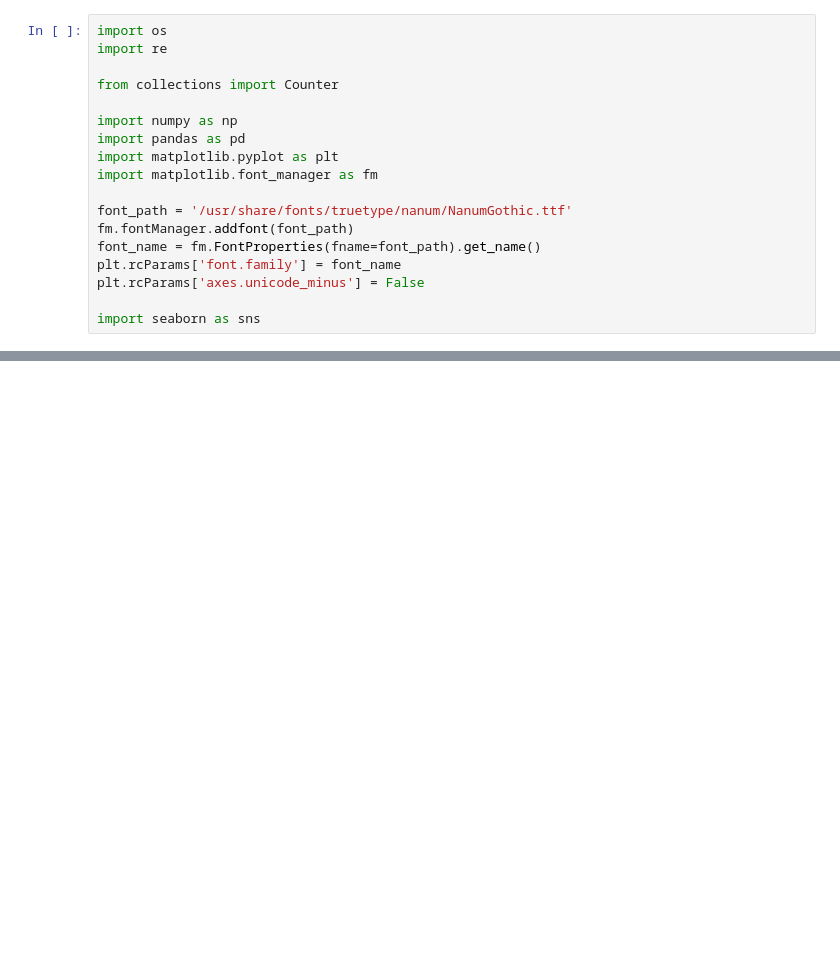
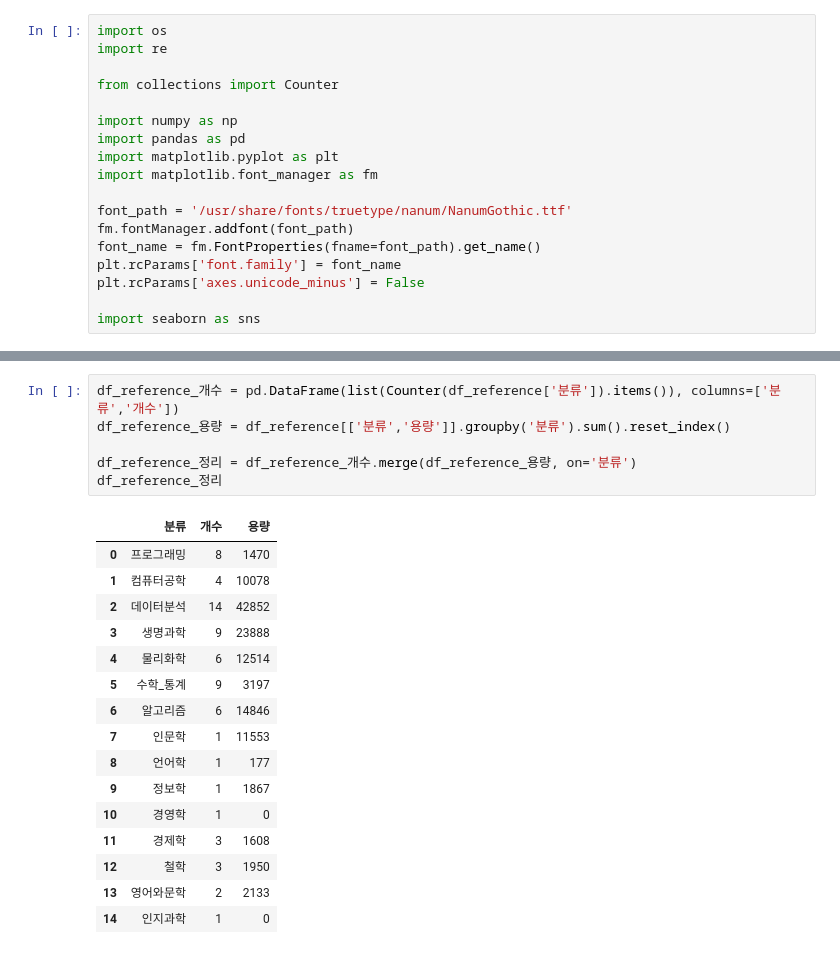
Before and after one commit to Song-Juntae/references, a Jupyter notebook: 기타/reference.ipynb, the cells around one changed output, grey strips where cells are left out. Saved outputs shown, nothing was run; the diff lists cells and outputs as text; blank space fills up the shorter version.

```diff
--- a/기타/reference.ipynb
+++ b/기타/reference.ipynb
@@ -101,0 +66,23 @@ plt.xticks(rotation=45);
+# %%
+df_reference_개수 = pd.DataFrame(list(Counter(df_reference['분류']).items()), columns=['분류','개수'])
+df_reference_용량 = df_reference[['분류','용량']].groupby('분류').sum().reset_index()
+
+df_reference_정리 = df_reference_개수.merge(df_reference_용량, on='분류')
+df_reference_정리
+# %% [output]
+|  | 분류 | 개수 | 용량 |
+| 0 | 프로그래밍 | 8 | 1470 |
+| 1 | 컴퓨터공학 | 4 | 10078 |
+| 2 | 데이터분석 | 14 | 42852 |
+| 3 | 생명과학 | 9 | 23888 |
+| 4 | 물리화학 | 6 | 12514 |
+| 5 | 수학_통계 | 9 | 3197 |
+| 6 | 알고리즘 | 6 | 14846 |
+| 7 | 인문학 | 1 | 11553 |
+| 8 | 언어학 | 1 | 177 |
+| 9 | 정보학 | 1 | 1867 |
+| 10 | 경영학 | 1 | 0 |
+| 11 | 경제학 | 3 | 1608 |
+| 12 | 철학 | 3 | 1950 |
+| 13 | 영어와문학 | 2 | 2133 |
+| 14 | 인지과학 | 1 | 0 |
```
Also changed, not shown: parts of 7 cells of this notebook, 2 other files.
